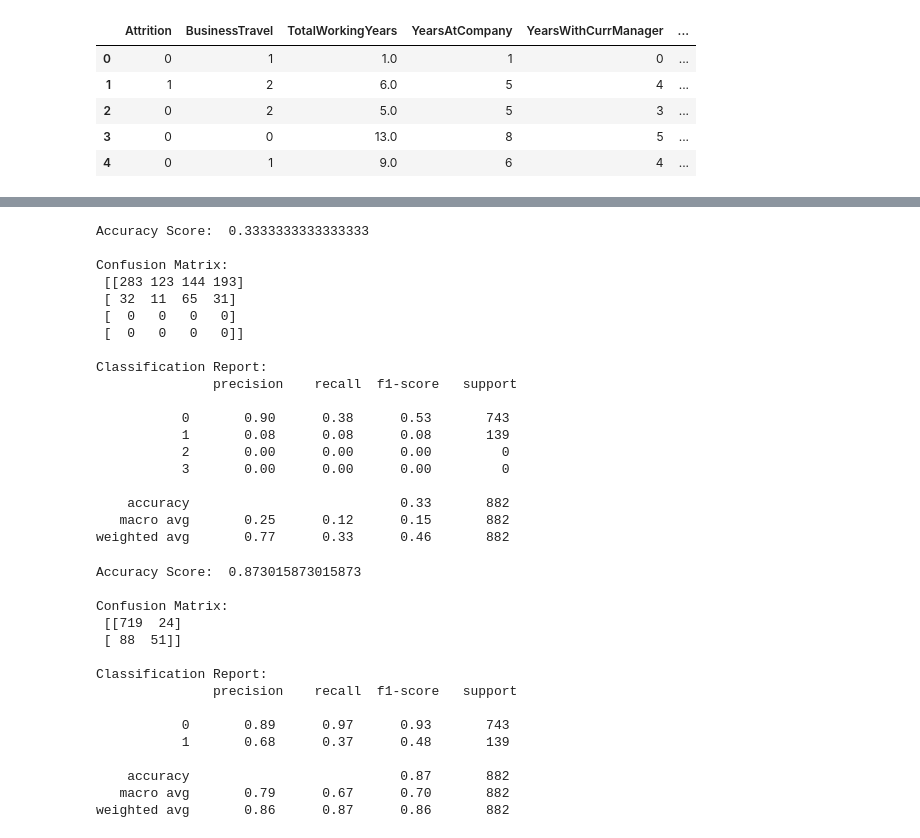
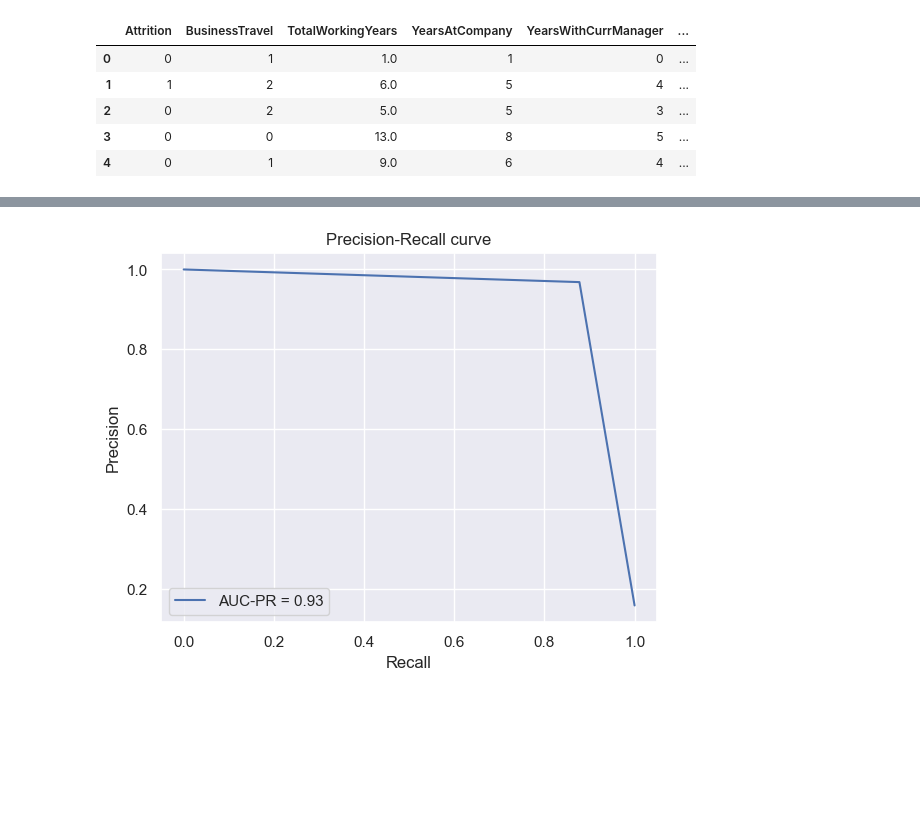
Before and after one commit to Victorien-Goudeau/HumanForYou, a Jupyter notebook: HumanForYou/Data Analysis.ipynb, the cells around one changed output, grey strips where cells are left out. Drawn from its saved outputs; the diff is of its cells as text; code cells hidden in the pictures; blank space fills up the shorter version.

```diff
--- a/HumanForYou/Data Analysis.ipynb
+++ b/HumanForYou/Data Analysis.ipynb
@@ -609,62 +278,17 @@ plt.show()
-# %%
-# Kmeans Model classification Model
-
-kmeans = KMeans(n_clusters=4)
-
-kmeans.fit(X_train, y_train)
-
-y_pred = kmeans.predict(X_test)
-
-print("Accuracy Score: ", accuracy_score(y_test, y_pred))
-print("\nConfusion Matrix: \n", confusion_matrix(y_test, y_pred))
-print("\nClassification Report: \n", classification_report(y_test, y_pred))
-# %% [output]
-Accuracy Score:  0.3333333333333333
-
-Confusion Matrix:
- [[283 123 144 193]
- [ 32  11  65  31]
- [  0   0   0   0]
- [  0   0   0   0]]
-
-Classification Report:
-               precision    recall  f1-score   support
-
-           0       0.90      0.38      0.53       743
-           1       0.08      0.08      0.08       139
-           2       0.00      0.00      0.00         0
-           3       0.00      0.00      0.00         0
-
-    accuracy                           0.33       882
-   macro avg       0.25      0.12      0.15       882
-weighted avg       0.77      0.33      0.46       882
-# %%
-# classification Model
-
-from sklearn.naive_bayes import GaussianNB
-
-gnb = GaussianNB()
-
-gnb.fit(X_train, y_train)
-
-y_pred = gnb.predict(X_test)
-
-print("Accuracy Score: ", accuracy_score(y_test, y_pred))
-print("\nConfusion Matrix: \n", confusion_matrix(y_test, y_pred))
-print("\nClassification Report: \n", classification_report(y_test, y_pred))
-# %% [output]
-Accuracy Score:  0.873015873015873
-
-Confusion Matrix:
- [[719  24]
- [ 88  51]]
-
-Classification Report:
-               precision    recall  f1-score   support
-
-           0       0.89      0.97      0.93       743
-           1       0.68      0.37      0.48       139
-
-    accuracy                           0.87       882
-   macro avg       0.79      0.67      0.70       882
-weighted avg       0.86      0.87      0.86       882
+# %%
+from sklearn.metrics import precision_recall_curve, auc
+import matplotlib.pyplot as plt
+
+precision, recall, thresholds = precision_recall_curve(y_test, y_pred)
+
+auc_score = auc(recall, precision)
+
+plt.figure()
+plt.plot(recall, precision, label=f'AUC-PR = {auc_score:.2f}')
+plt.xlabel('Recall')
+plt.ylabel('Precision')
+plt.title('Precision-Recall curve')
+plt.legend(loc="best")
+plt.show()
+# %% [output]
+[figure, added]
```
Also changed, not shown: parts of 29 cells of this notebook.
